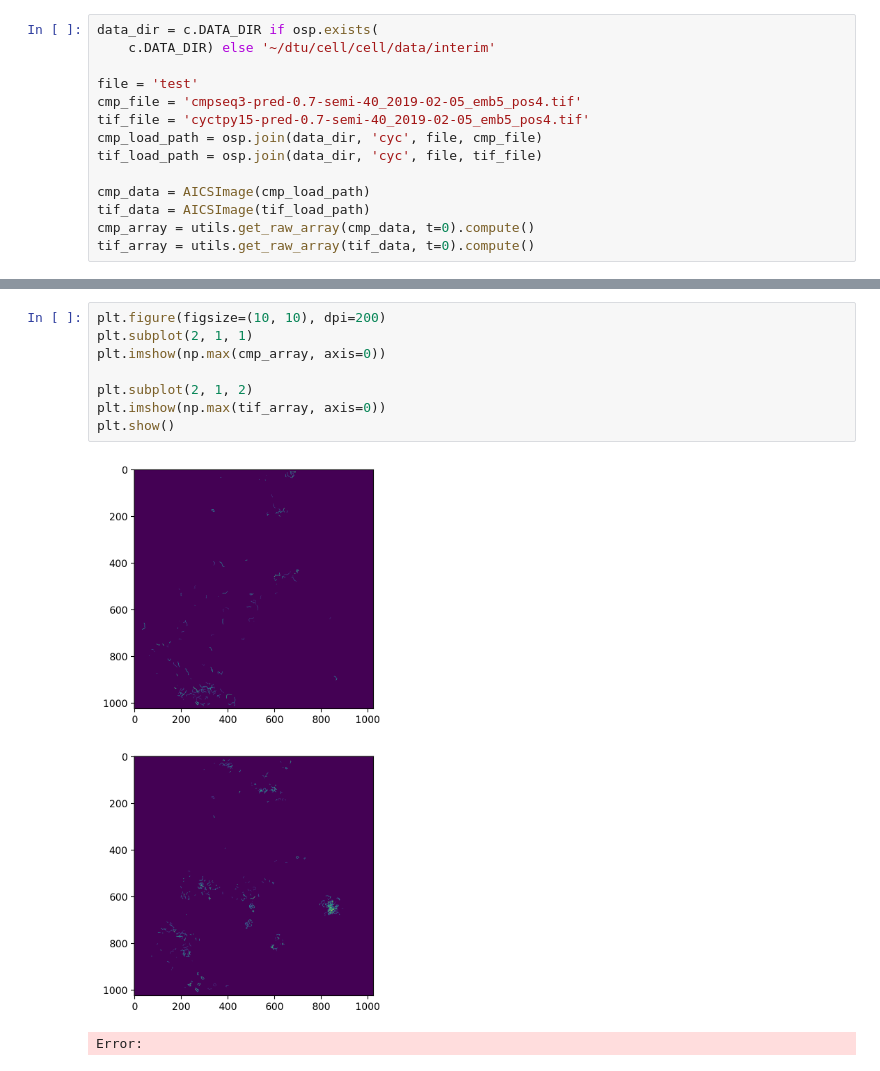
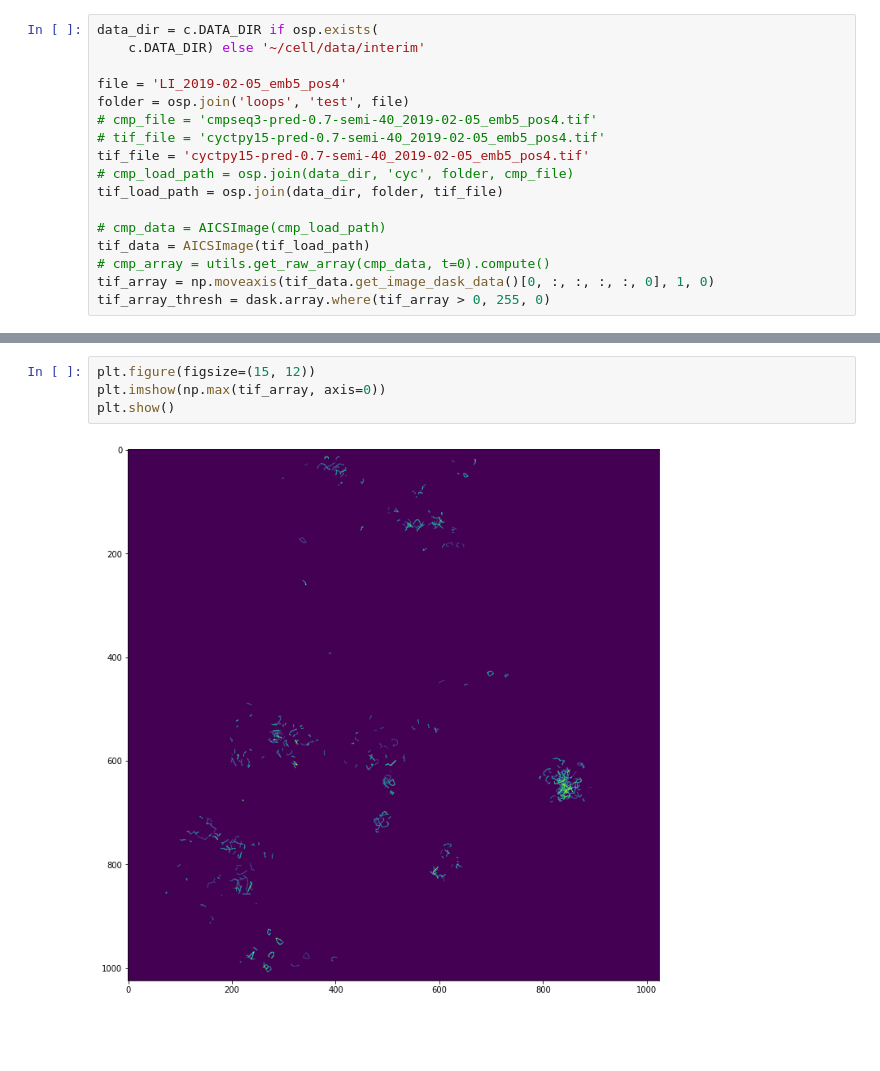
Before and after one commit to gummz/cell, a Jupyter notebook: notebooks/plot_loops.ipynb, the cells around one changed output, grey strips where cells are left out. Saved outputs shown, nothing was run; the diff lists cells and outputs as text; blank space fills up the shorter version.

Commit message:
Update plot_loops

```diff
--- a/notebooks/plot_loops.ipynb
+++ b/notebooks/plot_loops.ipynb
@@ -11,16 +15,19 @@ import warnings
 warnings.filterwarnings('ignore', '.*PerformanceWarning.*')
 # %%
 data_dir = c.DATA_DIR if osp.exists(
-    c.DATA_DIR) else '~/dtu/cell/cell/data/interim'
+    c.DATA_DIR) else '~/cell/data/interim'
 
-file = 'test'
-cmp_file = 'cmpseq3-pred-0.7-semi-40_2019-02-05_emb5_pos4.tif'
+file = 'LI_2019-02-05_emb5_pos4'
+folder = osp.join('loops', 'test', file)
+# cmp_file = 'cmpseq3-pred-0.7-semi-40_2019-02-05_emb5_pos4.tif'
+# tif_file = 'cyctpy15-pred-0.7-semi-40_2019-02-05_emb5_pos4.tif'
 tif_file = 'cyctpy15-pred-0.7-semi-40_2019-02-05_emb5_pos4.tif'
-cmp_load_path = osp.join(data_dir, 'cyc', file, cmp_file)
-tif_load_path = osp.join(data_dir, 'cyc', file, tif_file)
+# cmp_load_path = osp.join(data_dir, 'cyc', folder, cmp_file)
+tif_load_path = osp.join(data_dir, folder, tif_file)
 
-cmp_data = AICSImage(cmp_load_path)
+# cmp_data = AICSImage(cmp_load_path)
 tif_data = AICSImage(tif_load_path)
-cmp_array = utils.get_raw_array(cmp_data, t=0).compute()
-tif_array = utils.get_raw_array(tif_data, t=0).compute()
+# cmp_array = utils.get_raw_array(cmp_data, t=0).compute()
+tif_array = np.moveaxis(tif_data.get_image_dask_data()[0, :, :, :, :, 0], 1, 0)
+tif_array_thresh = dask.array.where(tif_array > 0, 255, 0)
 # %% [output]
@@ -47,11 +44,6 @@ To avoid creating the large chunks, set the option
 # %%
-plt.figure(figsize=(10, 10), dpi=200)
-plt.subplot(2, 1, 1)
-plt.imshow(np.max(cmp_array, axis=0))
-
-plt.subplot(2, 1, 2)
+plt.figure(figsize=(15, 12))
 plt.imshow(np.max(tif_array, axis=0))
 plt.show()
 # %% [output]
-[figure, old version]
+[figure, new version]
-Error:
```
Also changed, not shown: parts of 9 cells of this notebook.
